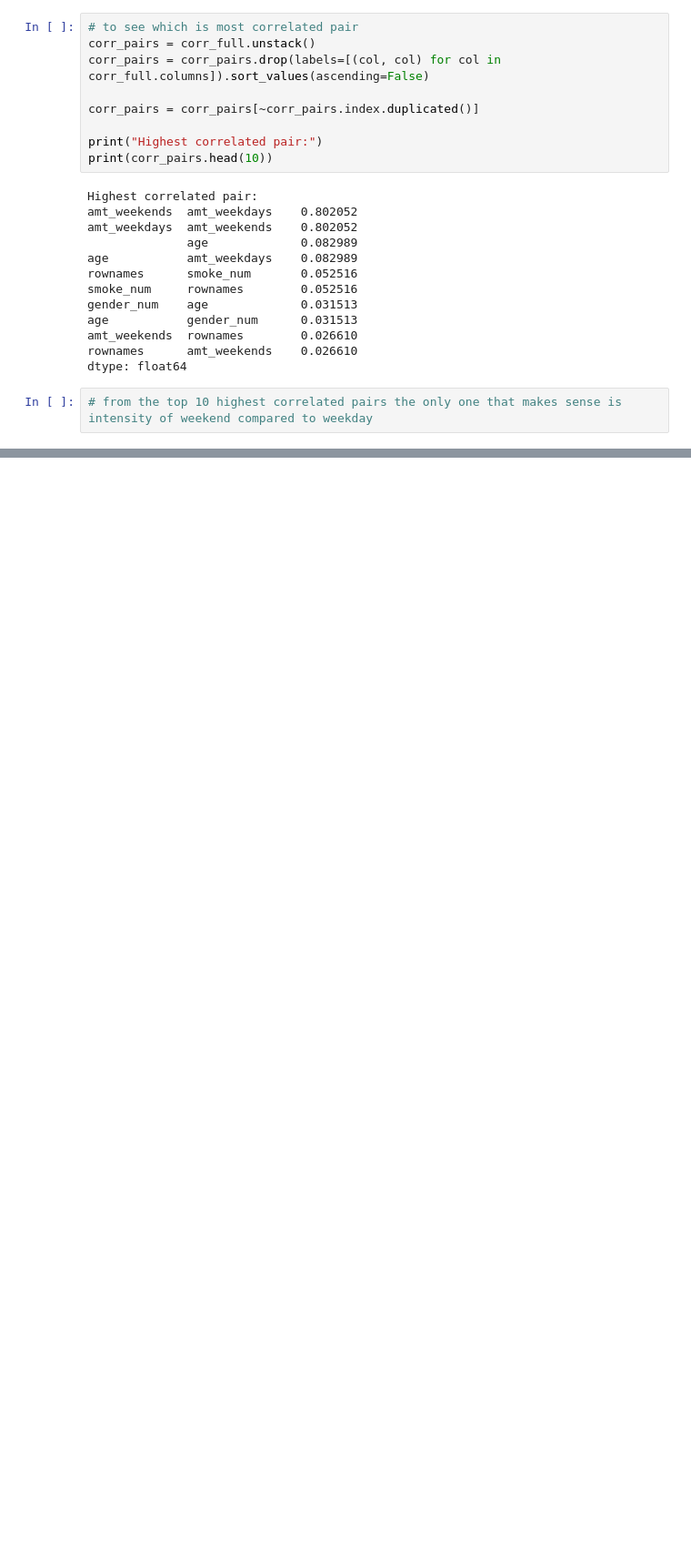
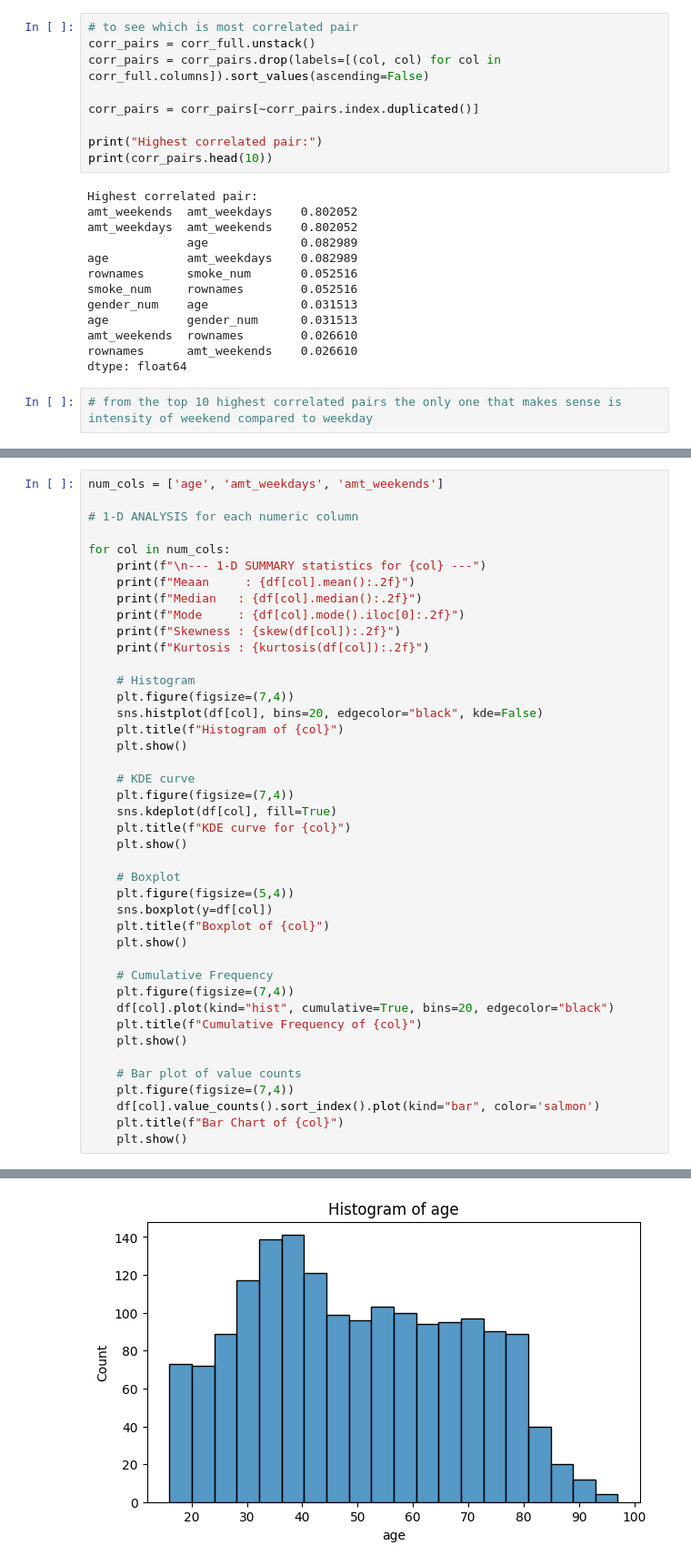
Before and after one commit to GeetAvaneesh/Exploratory-Data-Analytics-project-on-smoking-data-set-22BDS0343, a Jupyter notebook: 22BDS0343_EDA_Theory_GeetAvaneesh.ipynb, the cells around one changed output, grey strips where cells are left out. Shown at 91% size. Cells and saved outputs as stored; diff of their text form; blank space fills up the shorter version.

```diff
--- a/22BDS0343_EDA_Theory_GeetAvaneesh.ipynb
+++ b/22BDS0343_EDA_Theory_GeetAvaneesh.ipynb
@@ -1161,0 +1176,43 @@ dtype: float64
+# %%
+num_cols = ['age', 'amt_weekdays', 'amt_weekends']
+
+# 1-D ANALYSIS for each numeric column
+
+for col in num_cols:
+    print(f"\n--- 1-D SUMMARY statistics for {col} ---")
+    print(f"Meaan     : {df[col].mean():.2f}")
+    print(f"Median   : {df[col].median():.2f}")
+    print(f"Mode     : {df[col].mode().iloc[0]:.2f}")
+    print(f"Skewness : {skew(df[col]):.2f}")
+    print(f"Kurtosis : {kurtosis(df[col]):.2f}")
+
+    # Histogram
+    plt.figure(figsize=(7,4))
+    sns.histplot(df[col], bins=20, edgecolor="black", kde=False)
+    plt.title(f"Histogram of {col}")
+    plt.show()
+
+    # KDE curve
+    plt.figure(figsize=(7,4))
+    sns.kdeplot(df[col], fill=True)
+    plt.title(f"KDE curve for {col}")
+    plt.show()
+
+    # Boxplot
+    plt.figure(figsize=(5,4))
+    sns.boxplot(y=df[col])
+    plt.title(f"Boxplot of {col}")
+    plt.show()
+
+    # Cumulative Frequency
+    plt.figure(figsize=(7,4))
+    df[col].plot(kind="hist", cumulative=True, bins=20, edgecolor="black")
+    plt.title(f"Cumulative Frequency of {col}")
+    plt.show()
+
+    # Bar plot of value counts
+    plt.figure(figsize=(7,4))
+    df[col].value_counts().sort_index().plot(kind="bar", color='salmon')
+    plt.title(f"Bar Chart of {col}")
+    plt.show()
+# %% [output]
@@ -1161,0 +1225 @@ dtype: float64
+[figure, added]
```
Also changed, not shown: parts of 9 cells of this notebook.
